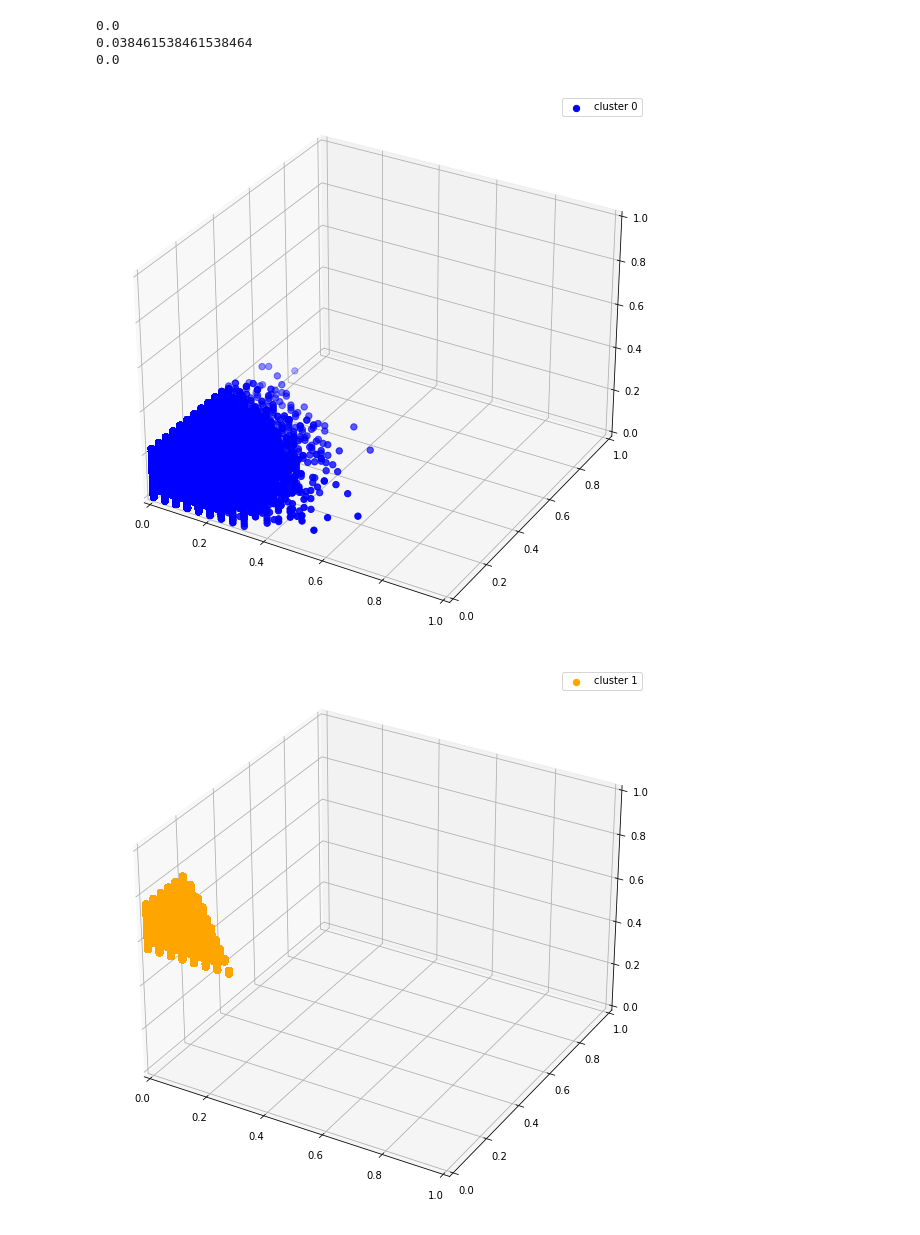
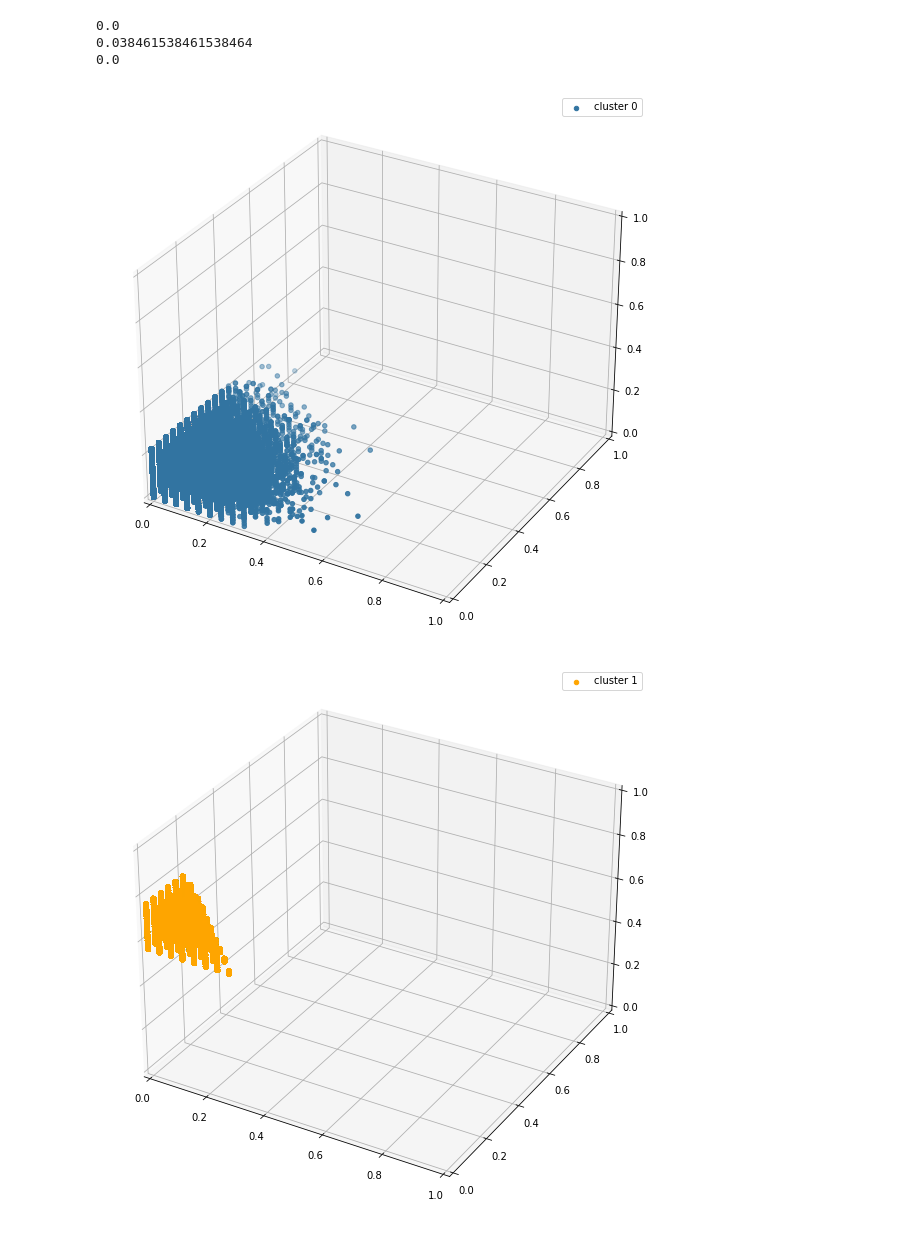
Before and after one commit to Traffic-anomaly-detection/traffic-anomaly-detection, a Jupyter notebook: k-means-test.ipynb, the cells around one changed output. Saved outputs shown, nothing was run; the diff lists cells and outputs as text; code cells hidden in the pictures.

```diff
--- a/k-means-test.ipynb
+++ b/k-means-test.ipynb
@@ -119,25 +132,25 @@ print(X[y_clusters == 0,2][0])
 # %%
 fig1 = plt.figure(figsize = (10,10))
 ax1 = fig1.add_subplot(111, projection='3d')
-ax1.scatter(X[y_clusters == 0,0],X[y_clusters == 0,1],X[y_clusters == 0,2], s = 40 , color = 'blue', label = "cluster 0")
+ax1.scatter(X[y_clusters == 0,0],X[y_clusters == 0,1],X[y_clusters == 0,2], s = 20 , color = '#3274A1', label = "cluster 0")
 ax1.set_xlim3d(0,1)
 ax1.set_ylim3d(0,1)
 ax1.set_zlim3d(0,1)
 ax1.legend()
 plt.show()
 # %% [output]
-[figure, old version]
+[figure, new version]
 # %%
 fig2 = plt.figure(figsize = (10,10))
 ax2 = fig2.add_subplot(111, projection='3d')
-ax2.scatter(X[y_clusters == 1,0],X[y_clusters == 1,1],X[y_clusters == 1,2], s = 40 , color = 'orange', label = "cluster 1")
+ax2.scatter(X[y_clusters == 1,0],X[y_clusters == 1,1],X[y_clusters == 1,2], s = 20 , color = 'orange', label = "cluster 1")
 ax2.set_xlim3d(0,1)
 ax2.set_ylim3d(0,1)
 ax2.set_zlim3d(0,1)
 ax2.legend()
 plt.show()
 # %% [output]
-[figure, old version]
+[figure, new version]
 # %%
 fig3 = plt.figure(figsize = (10,10))
 ax3 = fig3.add_subplot(111, projection='3d')
```
Also changed, not shown: parts of 8 cells of this notebook.
